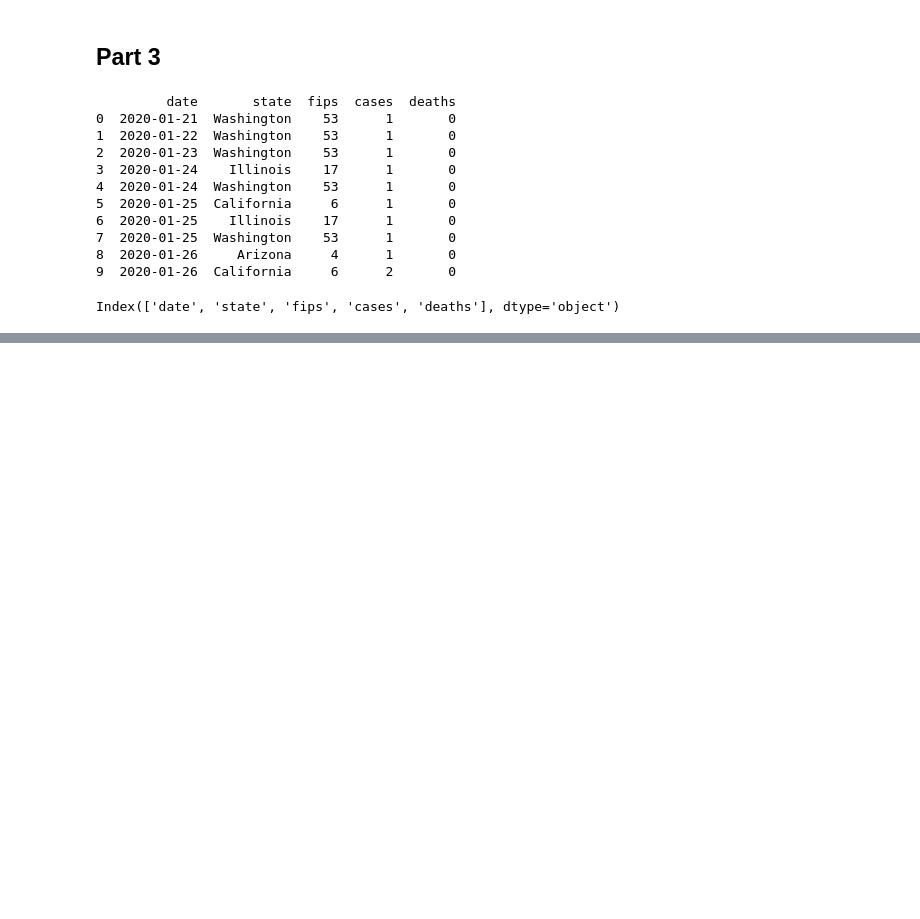
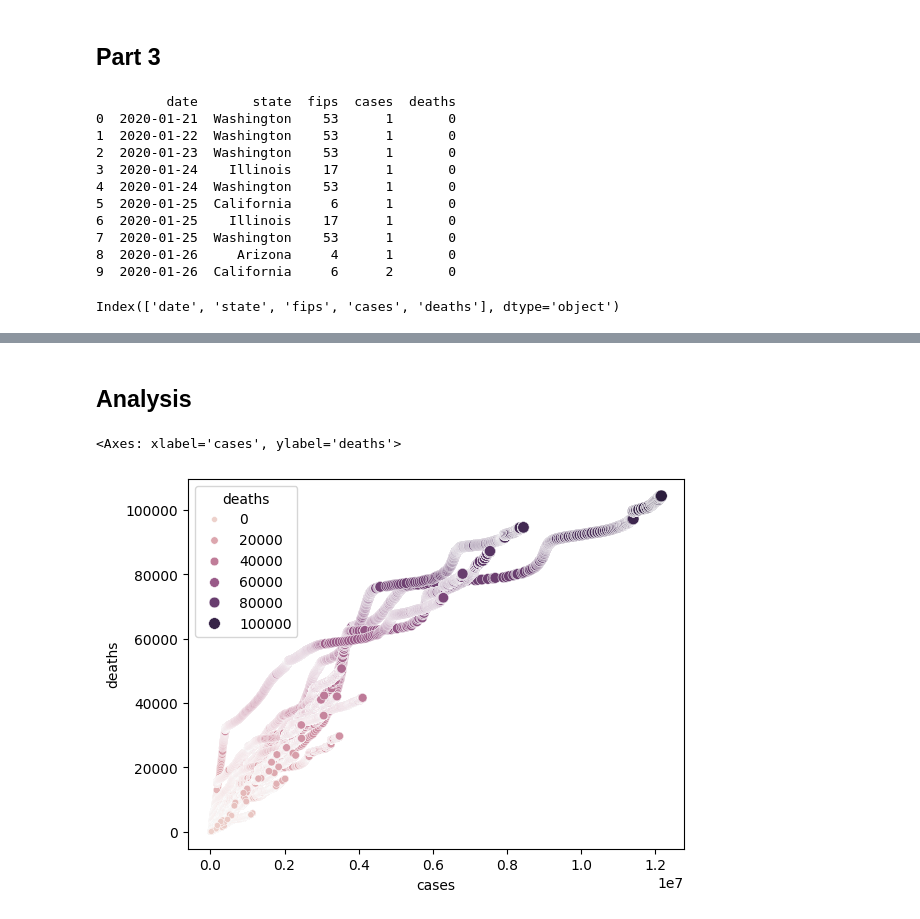
Before and after one commit to eduardosaldaren/datasciencedemo, a Jupyter notebook: Test.ipynb, the cells around one changed output, grey strips where cells are left out. Saved outputs shown, nothing was run; the diff lists cells and outputs as text; code cells hidden in the pictures; blank space fills up the shorter version.

```diff
--- a/Test.ipynb
+++ b/Test.ipynb
@@ -60,0 +81,8 @@ Index(['date', 'state', 'fips', 'cases', 'deaths'], dtype='object')
+# %% [markdown]
+## Analysis
+# %%
+import seaborn as sns
+sns.scatterplot (x = 'cases', y = 'deaths', hue = 'deaths', size = 'deaths', data = db_covid)
+# %% [output]
+<Axes: xlabel='cases', ylabel='deaths'>
+[figure, added]
```
Also changed, not shown: parts of 7 cells of this notebook.
